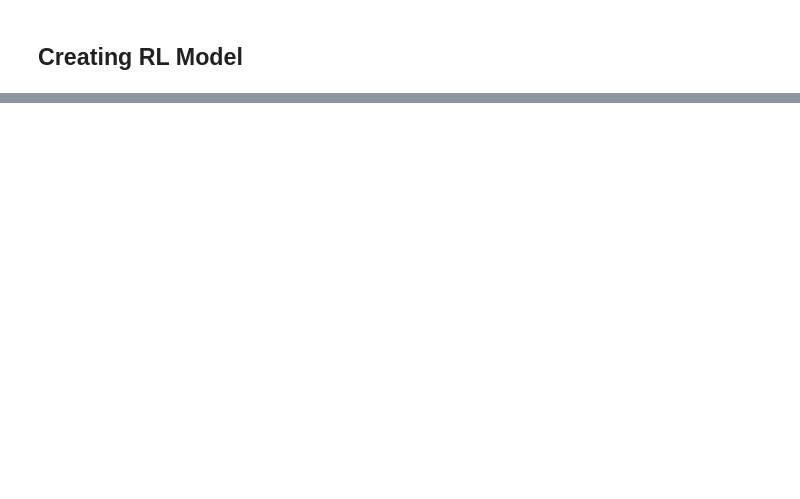
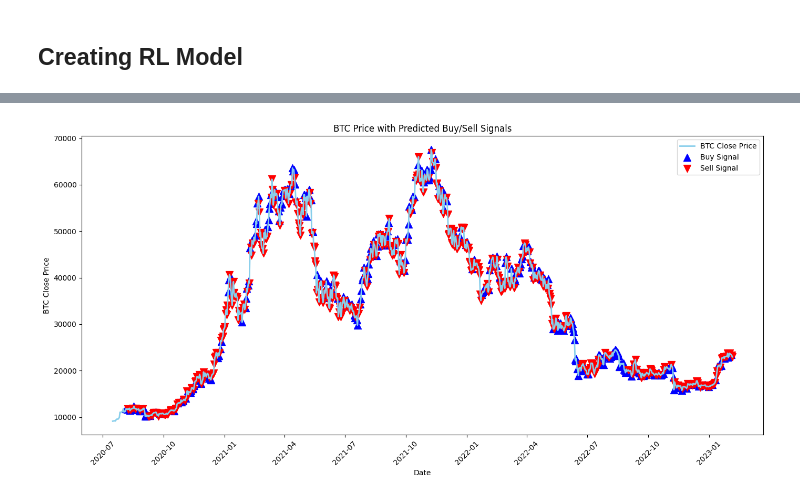
Before and after one commit to Aarav-Nigam/QuantProject, a Jupyter notebook: Ensembler_RL.ipynb, the cells around one changed output, grey strips where cells are left out. Cells and saved outputs as stored; diff of their text form; code cells hidden in the pictures; blank space fills up the shorter version.

```diff
--- a/Ensembler_RL.ipynb
+++ b/Ensembler_RL.ipynb
@@ -52,11 +51,11 @@ torch.manual_seed(28)
 # %%
 # Define different sets of hyperparameters for each agent
 agents_params = [
-    {'hidden_size1': 512, 'hidden_size2': 128, 'learning_rate': 0.001,'gamma':0.99, 'epsilon_start': 0.99,'epsilon_end':0.01,'epsilon_decay':0.9999,'episodes':5,'batch_size':32,'update_freq':30,'update_upperBound':150},
-    {'hidden_size1': 256, 'hidden_size2': 64, 'learning_rate': 0.0005, 'gamma':0.95, 'epsilon_start': 0.95,'epsilon_end':0.01,'epsilon_decay':0.9995,'episodes':6,'batch_size':64,'update_freq':20,'update_upperBound':250},
-    {'hidden_size1': 512, 'hidden_size2': 128, 'learning_rate': 0.0001, 'gamma':0.99, 'epsilon_start': 1,'epsilon_end':0.01,'epsilon_decay':0.9991,'episodes':6,'batch_size':64,'update_freq':30,'update_upperBound':150},
-    {'hidden_size1': 256, 'hidden_size2': 64, 'learning_rate': 0.001, 'gamma':0.99, 'epsilon_start': 1,'epsilon_end':0.01,'epsilon_decay':0.9995,'episodes':5,'batch_size':32,'update_freq':20,'update_upperBound':200},
-    {'hidden_size1': 512, 'hidden_size2': 128, 'learning_rate': 0.0005, 'gamma':0.95, 'epsilon_start': 0.9,'epsilon_end':0.01,'epsilon_decay':0.99,'episodes':5,'batch_size':32,'update_freq':30,'update_upperBound':300},
+    {'hidden_size1': 512, 'hidden_size2': 128, 'learning_rate': 0.001,'gamma':0.99, 'epsilon_start': 0.99,'epsilon_end':0.001,'epsilon_decay':0.9999,'episodes':8,'batch_size':64,'update_freq':20,'update_upperBound':150},
+    {'hidden_size1': 256, 'hidden_size2': 64, 'learning_rate': 0.0005, 'gamma':0.95, 'epsilon_start': 0.95,'epsilon_end':0.001,'epsilon_decay':0.9995,'episodes':8,'batch_size':128,'update_freq':20,'update_upperBound':200},
+    {'hidden_size1': 512, 'hidden_size2': 128, 'learning_rate': 0.0001, 'gamma':0.99, 'epsilon_start': 1,'epsilon_end':0.001,'epsilon_decay':0.9991,'episodes':9,'batch_size':64,'update_freq':30,'update_upperBound':150},
+    # {'hidden_size1': 256, 'hidden_size2': 64, 'learning_rate': 0.001, 'gamma':0.99, 'epsilon_start': 1,'epsilon_end':0.01,'epsilon_decay':0.9995,'episodes':5,'batch_size':32,'update_freq':20,'update_upperBound':200},
+    # {'hidden_size1': 512, 'hidden_size2': 128, 'learning_rate': 0.0005, 'gamma':0.95, 'epsilon_start': 0.9,'epsilon_end':0.01,'epsilon_decay':0.99,'episodes':5,'batch_size':32,'update_freq':30,'update_upperBound':300},
 ]
 # %%
 # Check if CUDA is available
@@ -83,7 +82,6 @@ df.head()
 # Define the environment and reward function
 def get_reward(action,close,open):
     rew = (action-1)*(close-open)/open
-    if(rew>0): rew-=tax_charge
     return rew
 # %%
 
@@ -181,6 +179,7 @@ class StockMarketEnvironment:
 # %%
 # Training the DQN agent
 def train_dqn_agent(env, agent, episodes, batch_size,update_freq,update_upperBound):
+    global update_cnt
     for episode in range(episodes):
         state = env.reset()
         done = False
@@ -233,34 +249,37 @@ def predict_signal_for_row(df, index, agents):
 data_normalized=env.data_normalized
 
 df['predicted_signal'] = [predict_signal_for_row(data_normalized, i, agents) for i in range(len(data_normalized))]
 
 # Ensure datetime is in the correct format
 datetime = pd.to_datetime(df['datetime'])
 
 
 
 plt.figure(figsize=(14, 7))
 plt.plot(datetime, df['close'], label='BTC Close Price', color='skyblue', linewidth=2)
 
 df = df.drop(['datetime','signal'], axis=1)
 
 df['datetime']=datetime
 # Adjust the conditions to match the labels
 # Highlight buy signals
 buy_signals = df[df['predicted_signal'] == 2]  # Assuming 0 represents 'buy'
-plt.scatter(buy_signals['datetime'], buy_signals['close'], label='Buy Signal', marker='^', color='green', alpha=1, s=100)
+plt.scatter(buy_signals['datetime'], buy_signals['close'], label='Buy Signal', marker='^', color='blue', alpha=1, s=100)
 
 # Highlight sell signals
 sell_signals = df[df['predicted_signal'] == 0]  # Assuming 1 represents 'sell'
 plt.scatter(sell_signals['datetime'], sell_signals['close'], label='Sell Signal', marker='v', color='red', alpha=1, s=100)
 
 plt.title('BTC Price with Predicted Buy/Sell Signals')
 plt.xlabel('Date')
 plt.ylabel('BTC Close Price')
 plt.legend()
 plt.xticks(rotation=45)
 plt.tight_layout()
+plt.savefig("NicePlot")
 plt.show()
+# %% [output]
+[figure, added]
 # %%
 import pickle
 def save_agents(agents, filename):
```
Also changed, not shown: parts of 5 cells of this notebook, 2 other files.
